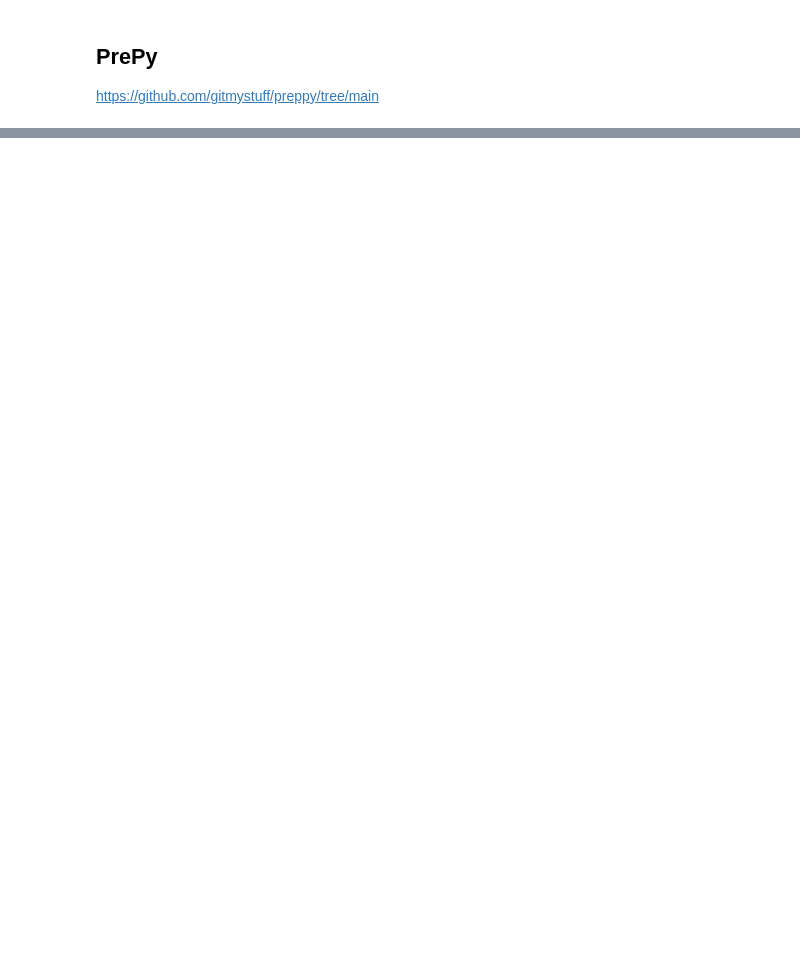
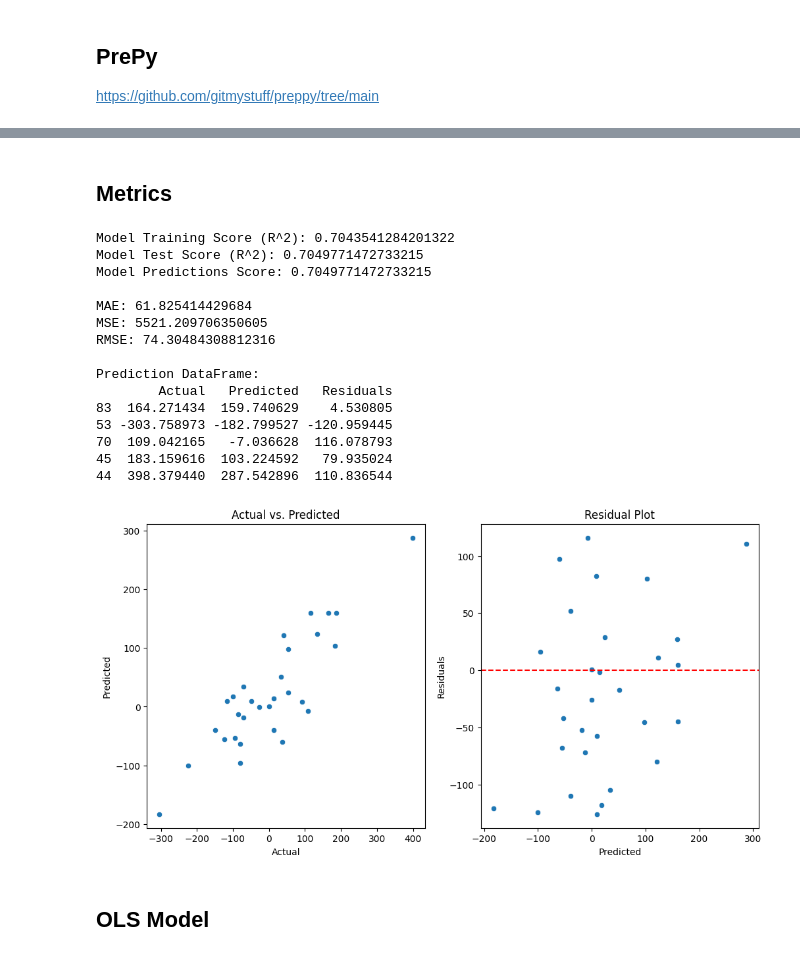
Before and after one commit to gitmystuff/DSChunks, a Jupyter notebook: PrePy.ipynb, the cells around one changed output, grey strips where cells are left out. Drawn from its saved outputs; the diff is of its cells as text; code cells hidden in the pictures; blank space fills up the shorter version.

```diff
--- a/PrePy.ipynb
+++ b/PrePy.ipynb
@@ -755,0 +1036,12 @@ def handle_outliers(df):
+# %%
+# X_train, X_test, y_train, y_test = train_test_split(X, y,
+#                                                     test_size=0.20,
+#                                                     random_state=42)
+
+model = Lasso(alpha=10, fit_intercept=True)
+# model = LinearRegression()
+model.fit(X_train, y_train)
+
+d = {'Feature': X_train.columns, 'Coef': model.coef_}
+pipe_df = pd.DataFrame(d)
+print(pipe_df)
@@ -755,0 +1063,54 @@ def handle_outliers(df):
+# %% [markdown]
+## Metrics
+# %%
+predictions = model.predict(X_test.dropna())
+
+print(f'Model Training Score (R^2): {model.score(X_train, y_train)}')
+print(f'Model Test Score (R^2): {model.score(X_test, y_test)}')
+print(f'Model Predictions Score: {r2_score(y_test, predictions)}')
+
+mae = mean_absolute_error(y_test, predictions)
+mse = mean_squared_error(y_test, predictions)
+rmse = np.sqrt(mse)
+print()
+print(f'MAE: {mae}')
+print(f'MSE: {mse}')
+print(f'RMSE: {rmse}')
+
+# Prediction DataFrame
+prediction_df = pd.DataFrame({'Actual': y_test, 'Predicted': predictions, 'Residuals': y_test - predictions})
+print('\nPrediction DataFrame:')
+print(prediction_df.head())
+
+# Visualizations
+plt.figure(figsize=(12, 6))
+
+plt.subplot(1, 2, 1)
+sns.scatterplot(x='Actual', y='Predicted', data=prediction_df)
+plt.title('Actual vs. Predicted')
+
+plt.subplot(1, 2, 2)
+sns.scatterplot(x='Predicted', y='Residuals', data=prediction_df)
+plt.axhline(y=0, color='r', linestyle='--')
+plt.title('Residual Plot')
+
+plt.show()
+# %% [output]
+Model Training Score (R^2): 0.7043541284201322
+Model Test Score (R^2): 0.7049771472733215
+Model Predictions Score: 0.7049771472733215
+
+MAE: 61.825414429684
+MSE: 5521.209706350605
+RMSE: 74.30484308812316
+
+Prediction DataFrame:
+        Actual   Predicted   Residuals
+83  164.271434  159.740629    4.530805
+53 -303.758973 -182.799527 -120.959445
+70  109.042165   -7.036628  116.078793
+45  183.159616  103.224592   79.935024
+44  398.379440  287.542896  110.836544
+[figure, added]
+# %% [markdown]
+## OLS Model
```
Also changed, not shown: parts of 19 cells of this notebook.
